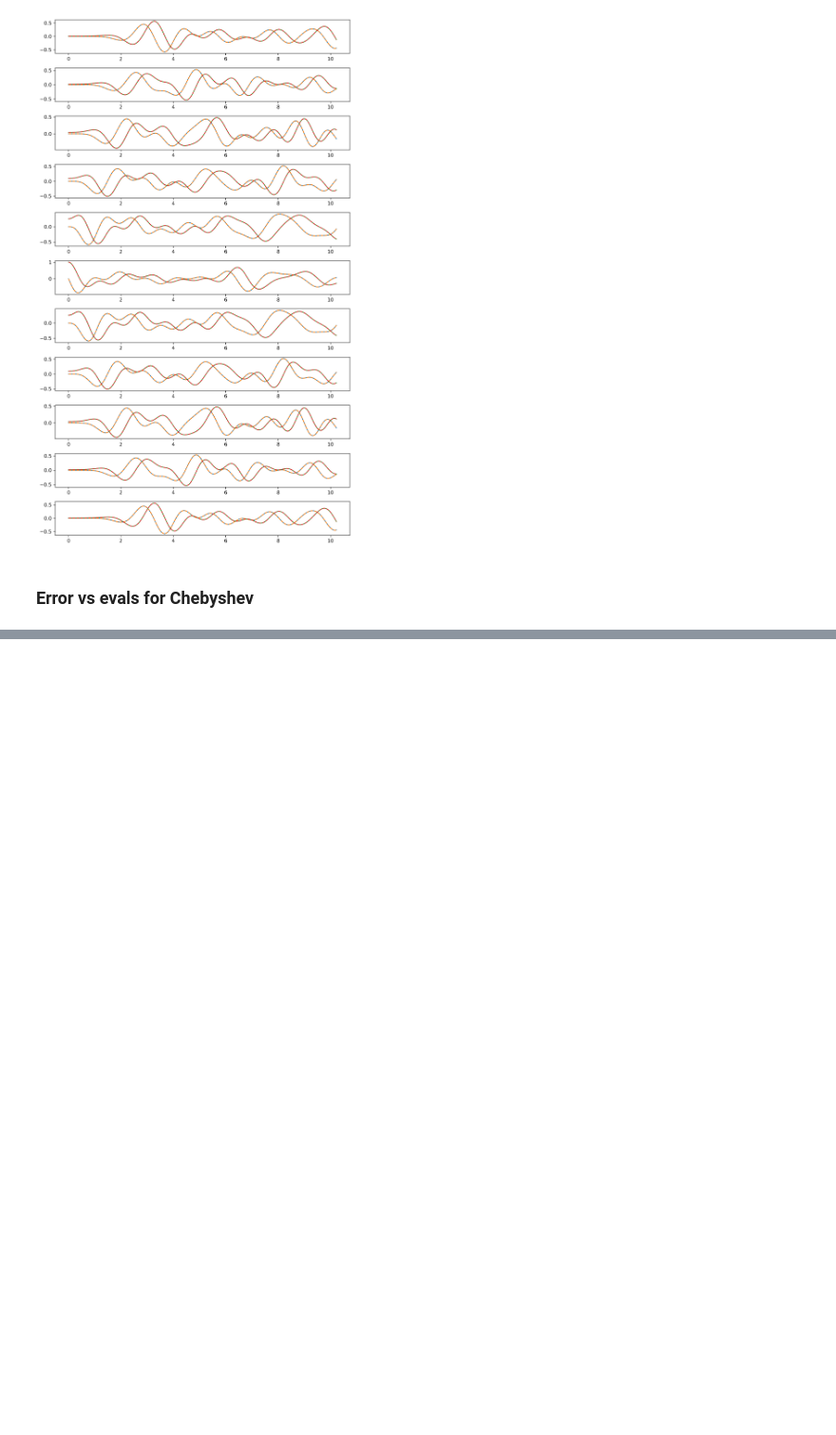
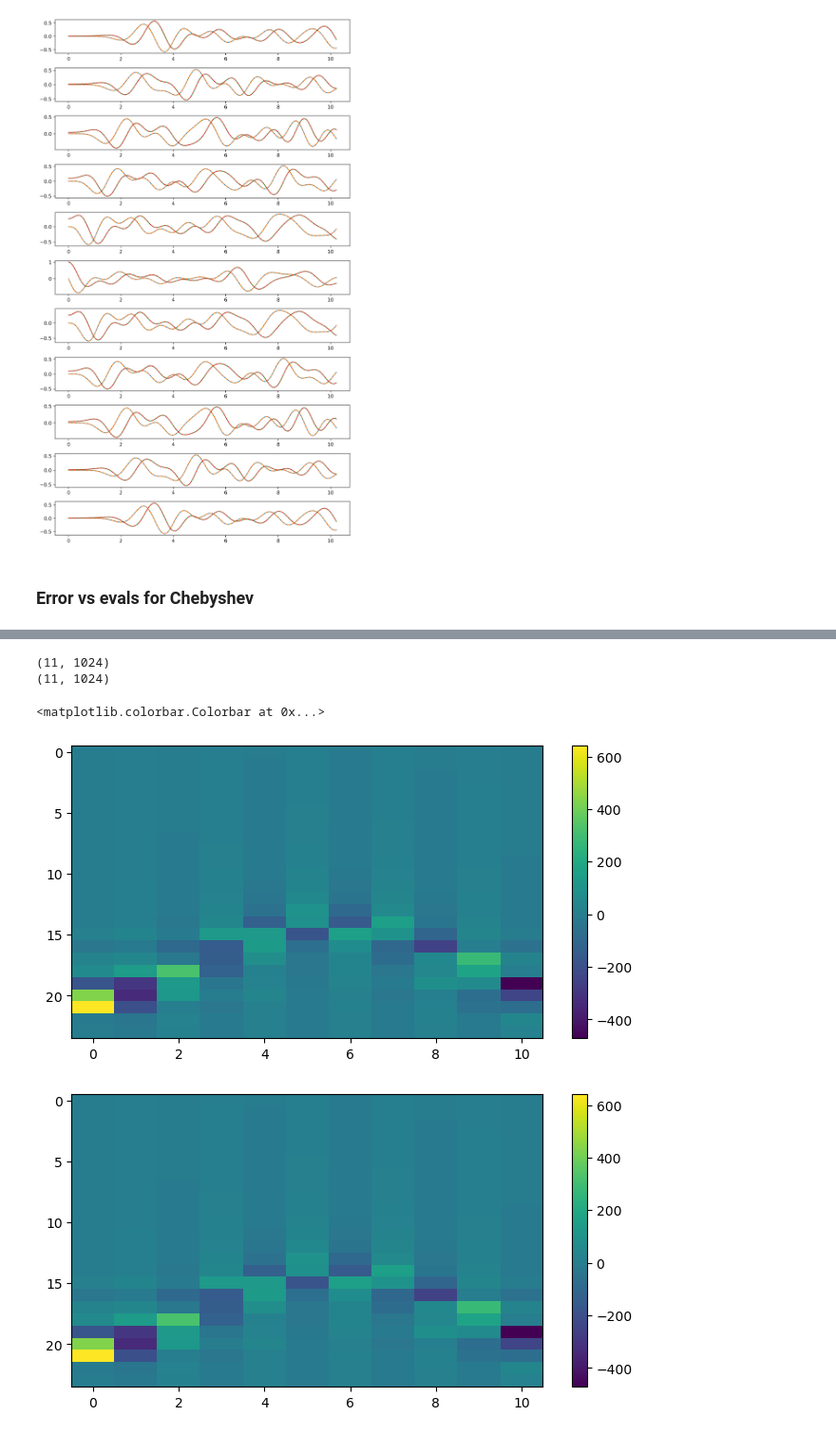
Before and after one commit to gconcheri/Student-Research-Job, a Jupyter notebook: Correlation_function/Correlation_function_Lsites.ipynb, the cells around one changed output, grey strips where cells are left out. Shown at 95% size. Cells and saved outputs as stored; diff of their text form; code cells hidden in the pictures; blank space fills up the shorter version.

```diff
--- a/Correlation_function/Correlation_function_Lsites.ipynb
+++ b/Correlation_function/Correlation_function_Lsites.ipynb
@@ -496,0 +588,30 @@ plt.show()
+# %%
+D = 11
+a, b = Cs.shape
+interp_Cs = func_interp.T.reshape(a, b)
+
+FTresult = FT(Ct=Cs, t_list=np.arange(N)*dt, x_list = np.arange(D), nw=3)
+FTresult_i = FT(Ct=interp_Cs, t_list=np.arange(N)*dt, x_list = np.arange(D), nw=3)
+
+print(FTresult.shape)
+print(FTresult_i.shape)
+
+plt.figure(figsize=(8, 4))
+plt.imshow(np.real(FTresult[:,1000:].T), aspect = 'auto',
+           interpolation = 'none'
+           )
+
+plt.colorbar()
+
+plt.figure(figsize=(8, 4))
+plt.imshow(np.real(FTresult_i[:,1000:].T), aspect = 'auto',
+           interpolation = 'none'
+           )
+
+plt.colorbar()
+# %% [output]
+(11, 1024)
+(11, 1024)
+<matplotlib.colorbar.Colorbar at 0x...>
+[figure, added]
+[figure, added]
```
Also changed, not shown: parts of 13 cells of this notebook, 3 other files.
